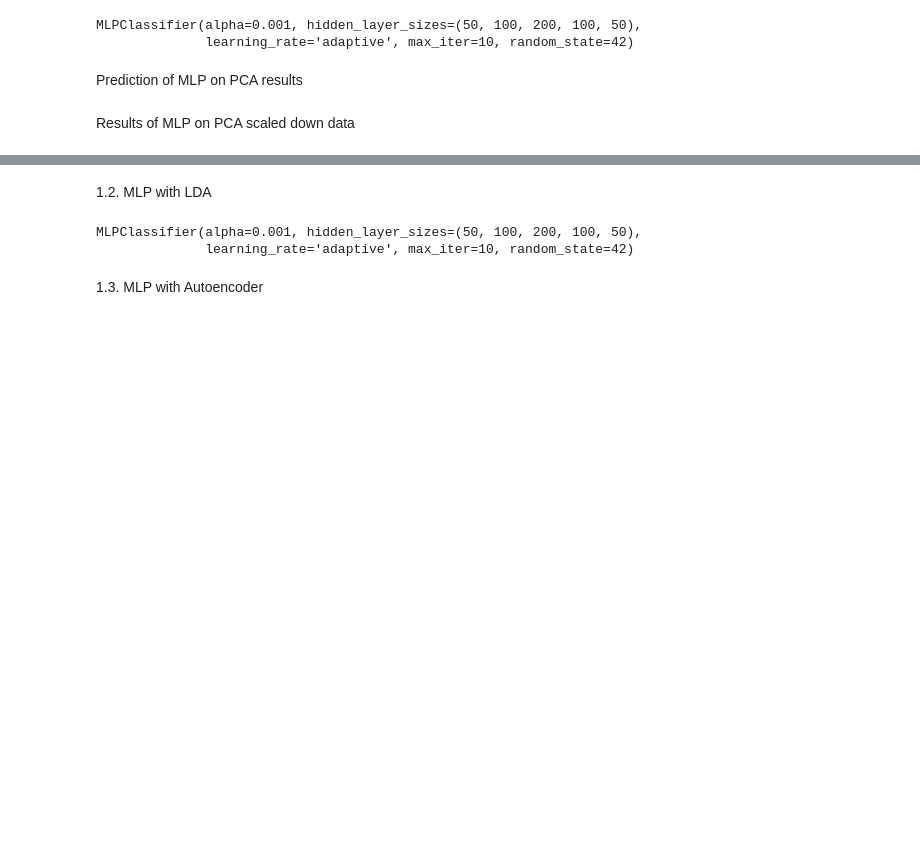
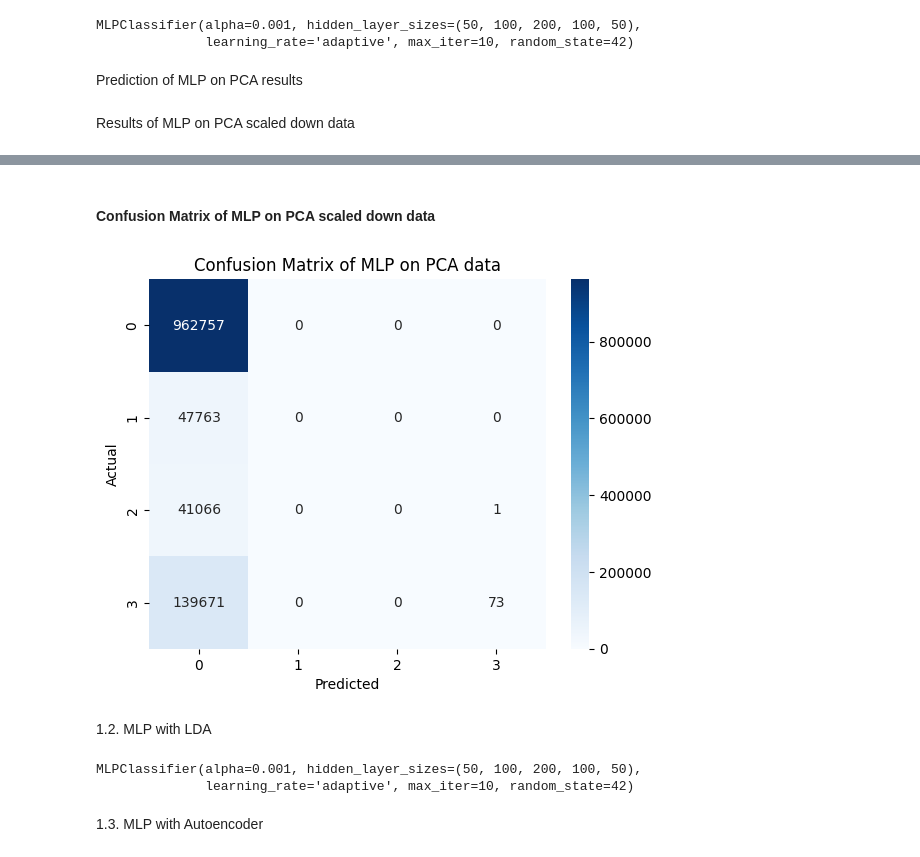
Before and after one commit to yazdanzv/Compare_Multiple_DL_Methods_on_Flight_USA_Dataset, a Jupyter notebook: main.ipynb, the cells around one changed output, grey strips where cells are left out. Cells and saved outputs as stored; diff of their text form; code cells hidden in the pictures; blank space fills up the shorter version.

```diff
--- a/main.ipynb
+++ b/main.ipynb
@@ -511,3 +528,13 @@ Results of MLP on PCA scaled down data
+# %% [markdown]
+<h4>Confusion Matrix of MLP on PCA scaled down data</h4>
+# %%
+sb.heatmap(con_mat_mlp_pca, annot=True, fmt='d', cmap='Blues')
+plt.ylabel("Actual")
+plt.xlabel("Predicted")
+plt.title("Confusion Matrix of MLP on PCA data")
+plt.show()
+# %% [output]
+[figure, added]
 # %% [markdown]
 1.2. MLP with LDA
 # %%
```
Also changed, not shown: parts of 3 cells of this notebook.
